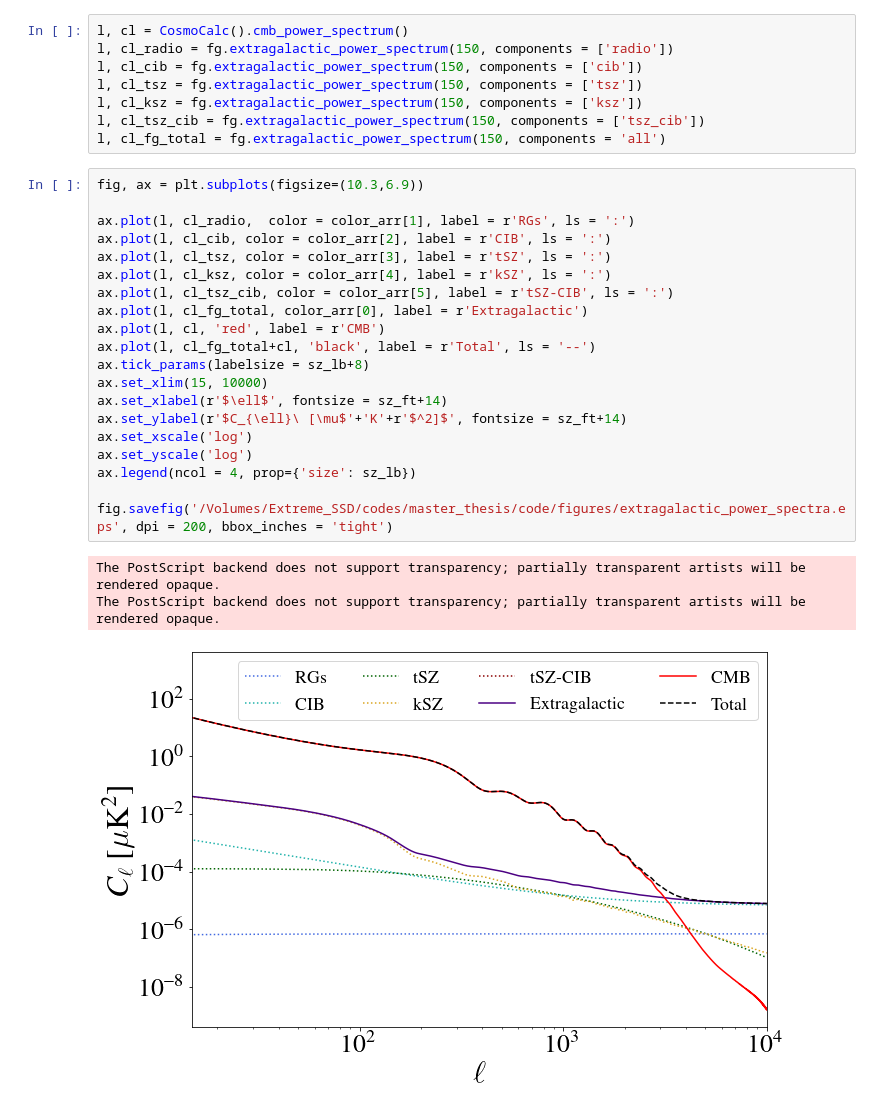
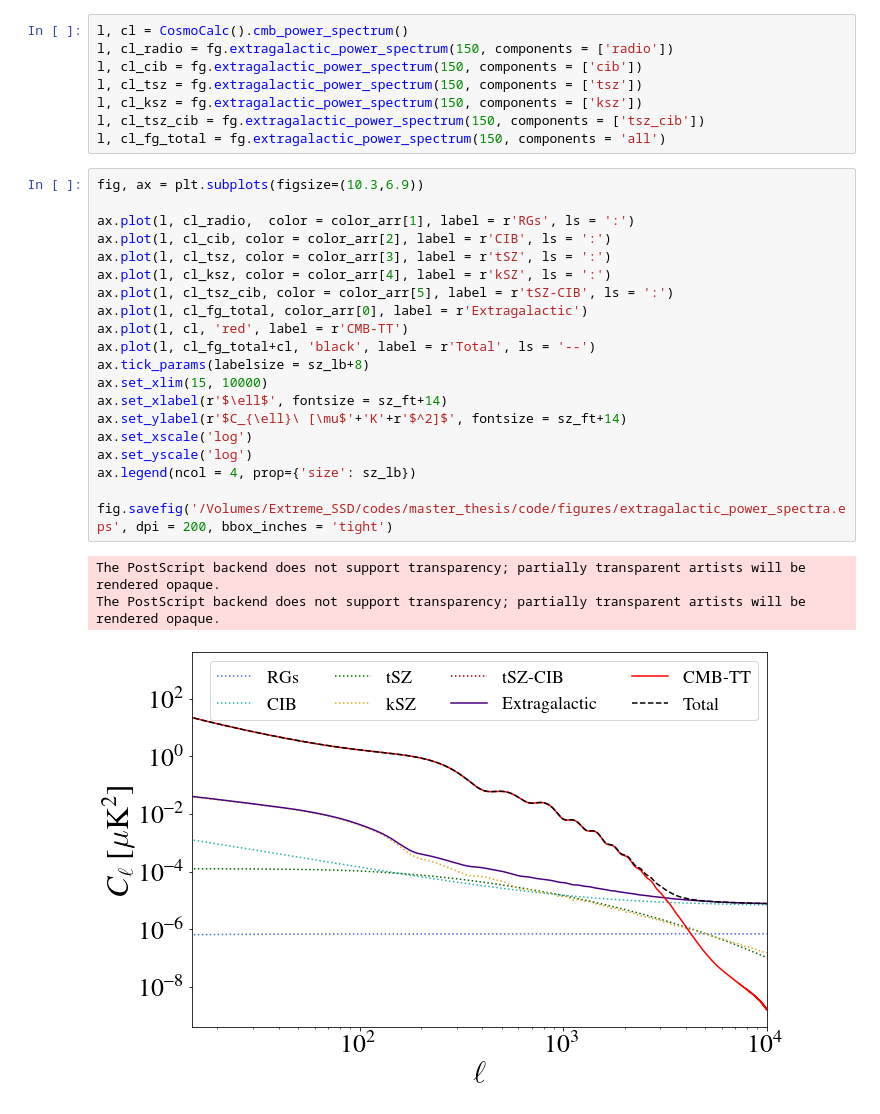
Before and after one commit to s6kelevy/cmb_lensing, a Jupyter notebook: mock_cmb_ingredients.ipynb, the cells around one changed output. Saved outputs shown, nothing was run; the diff lists cells and outputs as text.

```diff
--- a/mock_cmb_ingredients.ipynb
+++ b/mock_cmb_ingredients.ipynb
@@ -145,24 +145,24 @@ l, cl_fg_total = fg.extragalactic_power_spectrum(150, components = 'all')
 # %%
 fig, ax = plt.subplots(figsize=(10.3,6.9))
 
 ax.plot(l, cl_radio,  color = color_arr[1], label = r'RGs', ls = ':')
 ax.plot(l, cl_cib, color = color_arr[2], label = r'CIB', ls = ':')
 ax.plot(l, cl_tsz, color = color_arr[3], label = r'tSZ', ls = ':')
 ax.plot(l, cl_ksz, color = color_arr[4], label = r'kSZ', ls = ':')
 ax.plot(l, cl_tsz_cib, color = color_arr[5], label = r'tSZ-CIB', ls = ':')
 ax.plot(l, cl_fg_total, color_arr[0], label = r'Extragalactic')
-ax.plot(l, cl, 'red', label = r'CMB')
+ax.plot(l, cl, 'red', label = r'CMB-TT')
 ax.plot(l, cl_fg_total+cl, 'black', label = r'Total', ls = '--')
 ax.tick_params(labelsize = sz_lb+8)
 ax.set_xlim(15, 10000)
 ax.set_xlabel(r'$\ell$', fontsize = sz_ft+14)
 ax.set_ylabel(r'$C_{\ell}\ [\mu$'+'K'+r'$^2]$', fontsize = sz_ft+14)
 ax.set_xscale('log')
 ax.set_yscale('log')
 ax.legend(ncol = 4, prop={'size': sz_lb})
 
 fig.savefig('/Volumes/Extreme_SSD/codes/master_thesis/code/figures/extragalactic_power_spectra.eps', dpi = 200, bbox_inches = 'tight')
 # %% [output]
 The PostScript backend does not support transparency; partially transparent artists will be rendered opaque.
 The PostScript backend does not support transparency; partially transparent artists will be rendered opaque.
-[figure, old version]
+[figure, new version]
```
Also changed, not shown: parts of 2 cells of this notebook.
